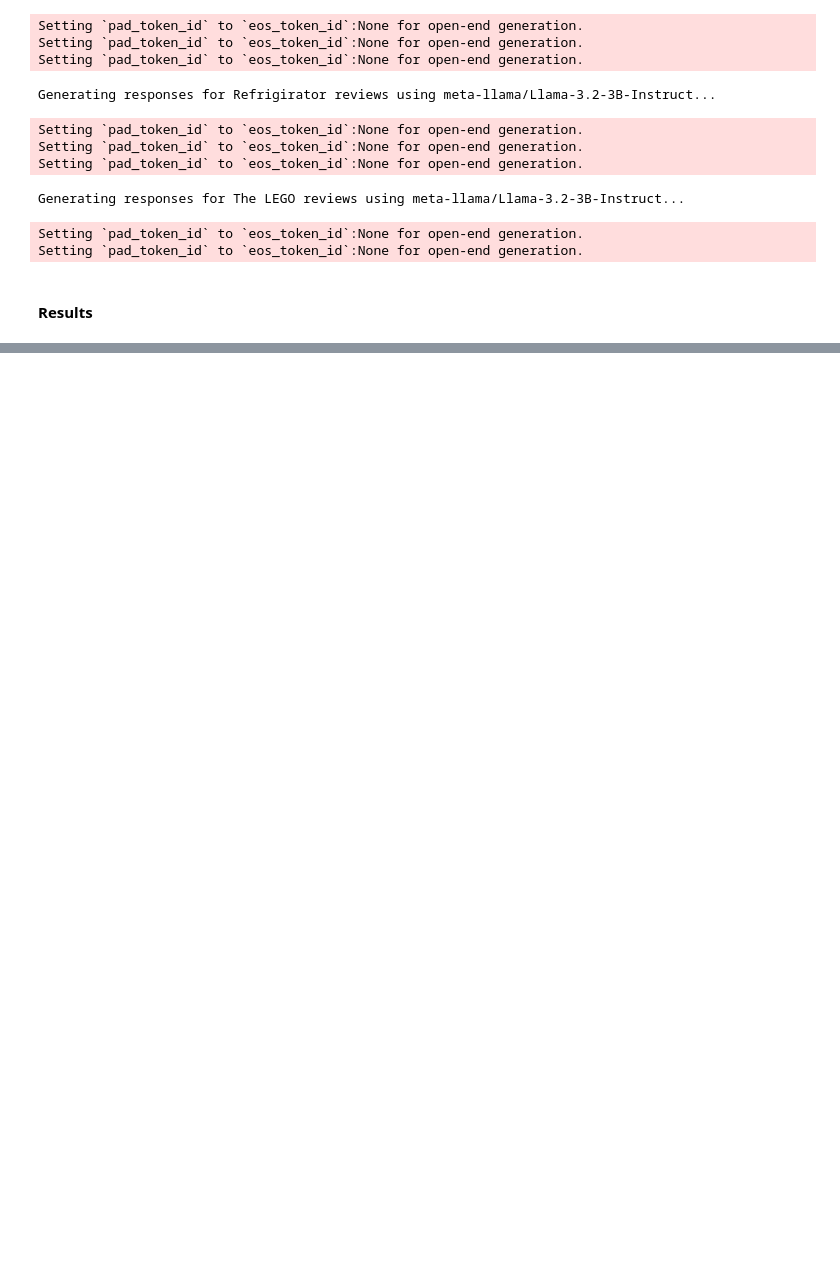
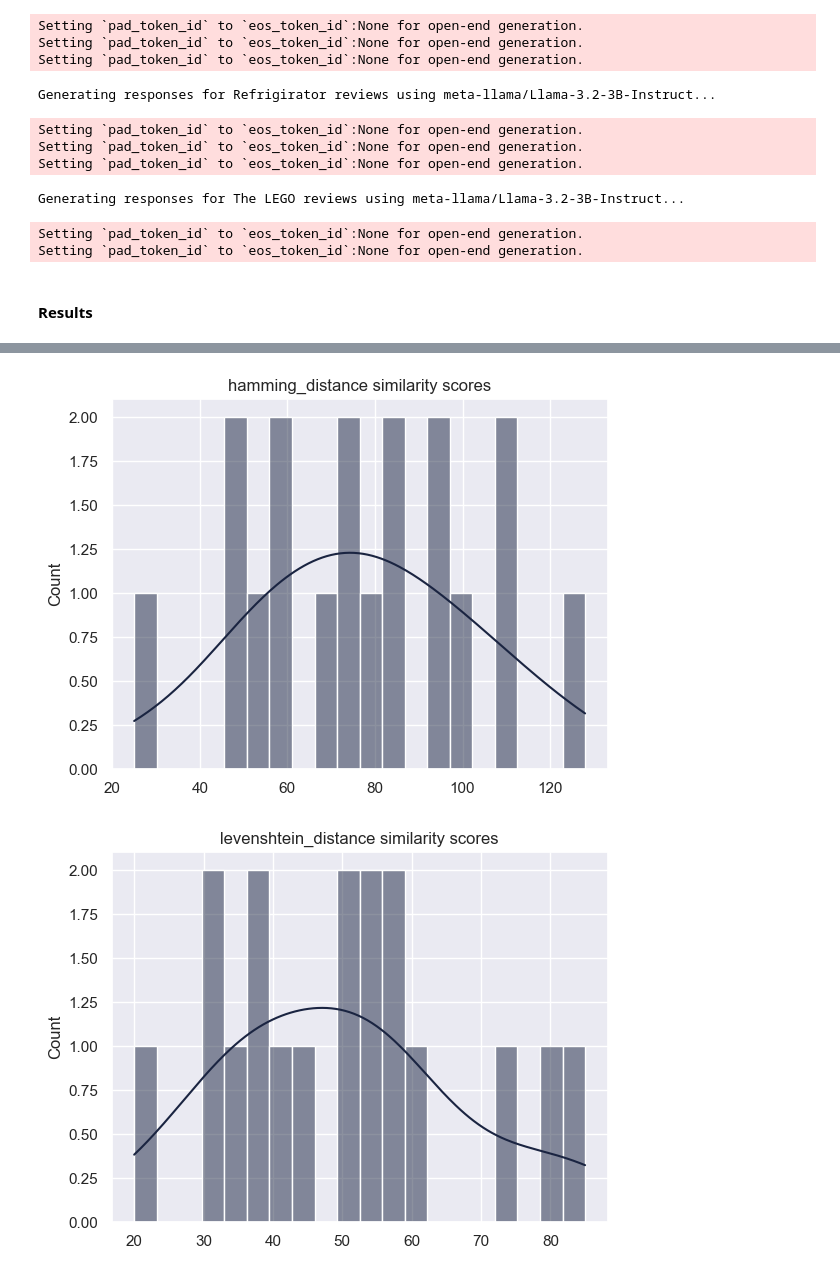
Before and after one commit to PrusWielki/nlp-labs, a Jupyter notebook: labs4/solution.ipynb, the cells around one changed output, grey strips where cells are left out. Cells and saved outputs as stored; diff of their text form; code cells hidden in the pictures; blank space fills up the shorter version.

````diff
--- a/labs4/solution.ipynb
+++ b/labs4/solution.ipynb
@@ -389,17 +270,20 @@ with open("responses.pkl", "rb") as f:
 # %%
 scoreArr = []
 # %%
-for response in responses:
-    # try:
-    llm_response = response[0]
-    if not isinstance(llm_response, dict):
-        llm_response = json.loads(
-            llm_response.replace("```json\n", "").replace("\n```", "")
-        )
-    scoreArr.append([])
-    for metric in similarity_metrics:
-        scoreArr[-1].append(metric(response[1], llm_response))
-    # except Exception as e:
-    #     print(f"Failed to calculate similarity score, error: {e}")
-    #     continue
+for i, response in enumerate(responses):
+    scoreArr.append([None for j in range(len(similarity_metrics))])
+    try:
+        llm_response = response[0]
+        if not isinstance(llm_response, dict):
+            llm_response = json.loads(
+                llm_response.replace("```json\n", "").replace("\n```", "")
+            )
+
+        for metricIndex, metric in enumerate(similarity_metrics):
+            scoreArr[-1][metricIndex] = metric(
+                llm_response, response[1]["golden_answer"]
+            )
+    except Exception as e:
+        print(f"Failed to calculate scores for response {i}, error: {e}")
+        continue
 # %% [output]
@@ -423,0 +343,12 @@ results_transformed = results_df.melt(
+# %%
+for i, metric in enumerate(similarity_metrics):
+    try:
+        scores = [score[i] for score in scoreArr]
+        sns.histplot(scores, kde=True, bins=20)
+        plt.title(f"{metric.__name__} similarity scores")
+        plt.show()
+    except:
+        continue
+# %% [output]
+[figure, added]
+[figure, added]
````
Also changed, not shown: parts of 16 cells of this notebook, 2 other files.
